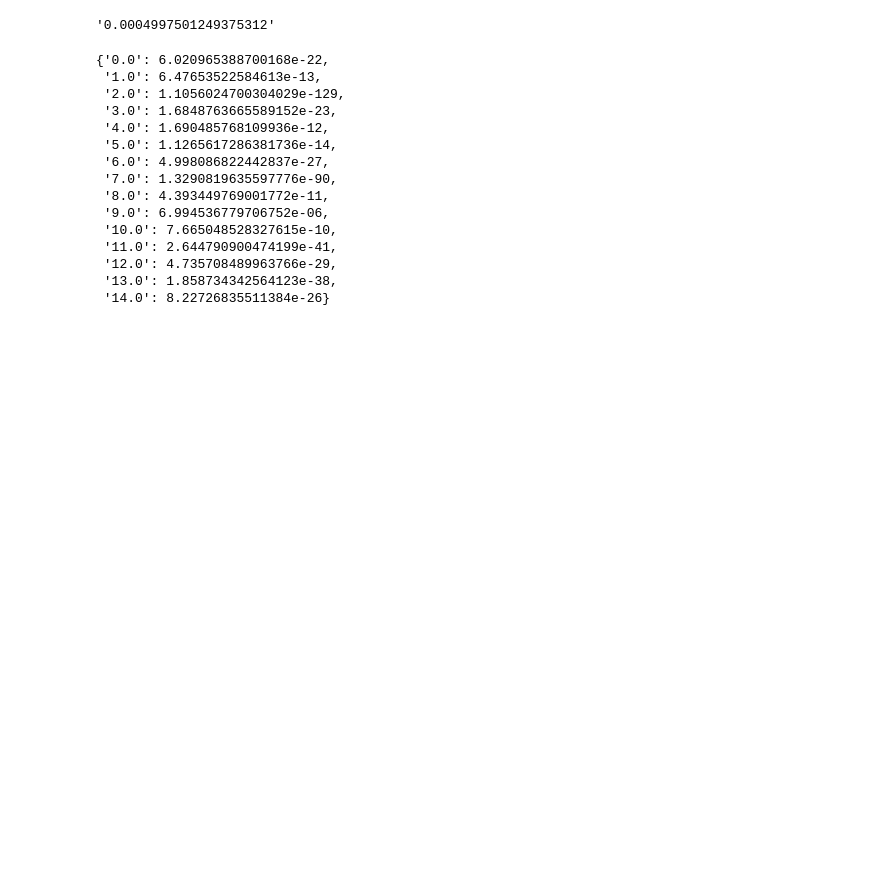
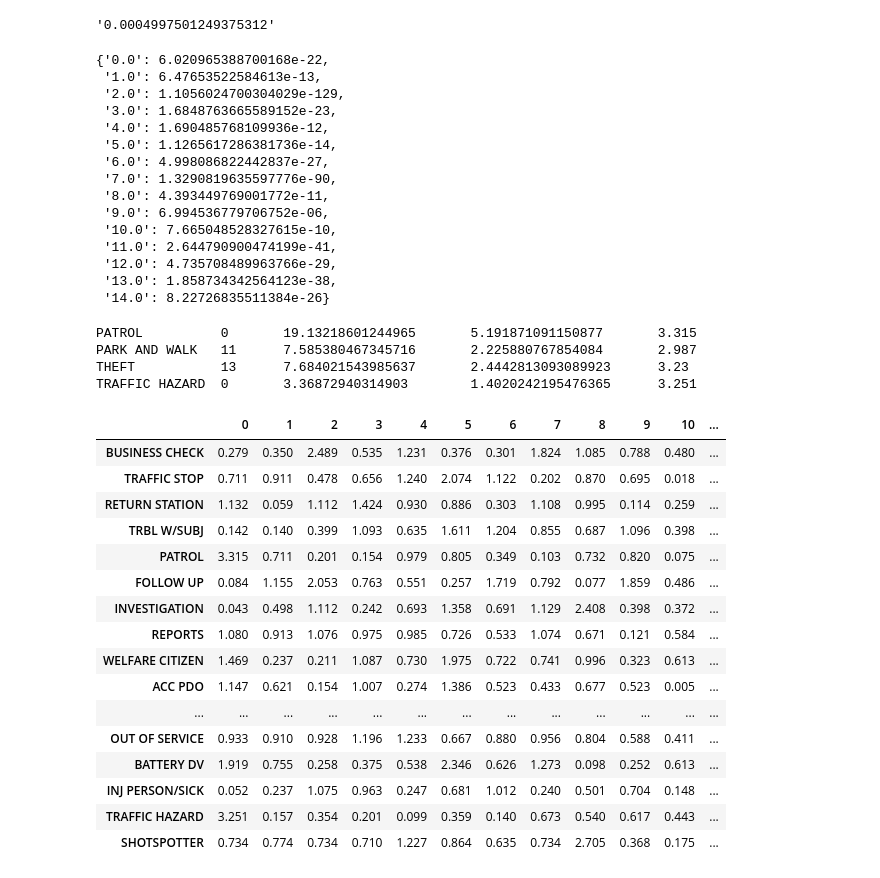
Before and after one commit to uofthcdslab/seniordesign1819, a Jupyter notebook: parsing/stats-nature.ipynb, the cells around one changed output. Drawn from its saved outputs; the diff is of its cells as text; code cells hidden in the pictures; blank space fills up the shorter version.

```diff
--- a/parsing/stats-nature.ipynb
+++ b/parsing/stats-nature.ipynb
@@ -93,3 +93,55 @@ pvals
  '12.0': 4.735708489963766e-29,
  '13.0': 1.858734342564123e-38,
  '14.0': 8.22726835511384e-26}
+# %%
+def std_from_mean(data):
+    mean = sum(data)/len(data)
+
+    total = 0
+    for value in data:
+        total += (value - mean)**2
+    std = ((1/len(data)*total))**(1/2)
+
+    col = [0] * len(data)
+    for i, value in enumerate(data):
+        difference_from_mean = abs(value - mean)
+        std_from_mean = round(difference_from_mean/std, 3)
+        col[i] = std_from_mean
+    return col, mean
+# %%
+sdevs = {}
+for col in pcents.columns:
+    sdcol, mean = std_from_mean(pcents[col].tolist())
+    for i, val in enumerate(sdcol):
+        if val > 2.95:
+            # print info about outliers
+            # nature, district index, value, mean of district, standard deviations from the mean
+            cname = col
+            if len(cname) < 8:
+                cname += '\t'
+            print(cname, i, pcents[col].tolist()[i], mean, val, sep='\t')
+    sdevs[col] = sdcol
+df = pd.DataFrame(data=sdevs).transpose()
+df
+# %% [output]
+PATROL          0       19.13218601244965       5.191871091150877       3.315
+PARK AND WALK   11      7.585380467345716       2.225880767854084       2.987
+THEFT           13      7.684021543985637       2.4442813093089923      3.23
+TRAFFIC HAZARD  0       3.36872940314903        1.4020242195476365      3.251
+|  | 0 | 1 | 2 | 3 | 4 | 5 | 6 | 7 | 8 | 9 | 10 | ... |
+| BUSINESS CHECK | 0.279 | 0.350 | 2.489 | 0.535 | 1.231 | 0.376 | 0.301 | 1.824 | 1.085 | 0.788 | 0.480 | ... |
+| TRAFFIC STOP | 0.711 | 0.911 | 0.478 | 0.656 | 1.240 | 2.074 | 1.122 | 0.202 | 0.870 | 0.695 | 0.018 | ... |
+| RETURN STATION | 1.132 | 0.059 | 1.112 | 1.424 | 0.930 | 0.886 | 0.303 | 1.108 | 0.995 | 0.114 | 0.259 | ... |
+| TRBL W/SUBJ | 0.142 | 0.140 | 0.399 | 1.093 | 0.635 | 1.611 | 1.204 | 0.855 | 0.687 | 1.096 | 0.398 | ... |
+| PATROL | 3.315 | 0.711 | 0.201 | 0.154 | 0.979 | 0.805 | 0.349 | 0.103 | 0.732 | 0.820 | 0.075 | ... |
+| FOLLOW UP | 0.084 | 1.155 | 2.053 | 0.763 | 0.551 | 0.257 | 1.719 | 0.792 | 0.077 | 1.859 | 0.486 | ... |
+| INVESTIGATION | 0.043 | 0.498 | 1.112 | 0.242 | 0.693 | 1.358 | 0.691 | 1.129 | 2.408 | 0.398 | 0.372 | ... |
+| REPORTS | 1.080 | 0.913 | 1.076 | 0.975 | 0.985 | 0.726 | 0.533 | 1.074 | 0.671 | 0.121 | 0.584 | ... |
+| WELFARE CITIZEN | 1.469 | 0.237 | 0.211 | 1.087 | 0.730 | 1.975 | 0.722 | 0.741 | 0.996 | 0.323 | 0.613 | ... |
+| ACC PDO | 1.147 | 0.621 | 0.154 | 1.007 | 0.274 | 1.386 | 0.523 | 0.433 | 0.677 | 0.523 | 0.005 | ... |
+| ... | ... | ... | ... | ... | ... | ... | ... | ... | ... | ... | ... | ... |
+| OUT OF SERVICE | 0.933 | 0.910 | 0.928 | 1.196 | 1.233 | 0.667 | 0.880 | 0.956 | 0.804 | 0.588 | 0.411 | ... |
+| BATTERY DV | 1.919 | 0.755 | 0.258 | 0.375 | 0.538 | 2.346 | 0.626 | 1.273 | 0.098 | 0.252 | 0.613 | ... |
+| INJ PERSON/SICK | 0.052 | 0.237 | 1.075 | 0.963 | 0.247 | 0.681 | 1.012 | 0.240 | 0.501 | 0.704 | 0.148 | ... |
+| TRAFFIC HAZARD | 3.251 | 0.157 | 0.354 | 0.201 | 0.099 | 0.359 | 0.140 | 0.673 | 0.540 | 0.617 | 0.443 | ... |
+| SHOTSPOTTER | 0.734 | 0.774 | 0.734 | 0.710 | 1.227 | 0.864 | 0.635 | 0.734 | 2.705 | 0.368 | 0.175 | ... |
```
Also changed, not shown: 3 other files.
